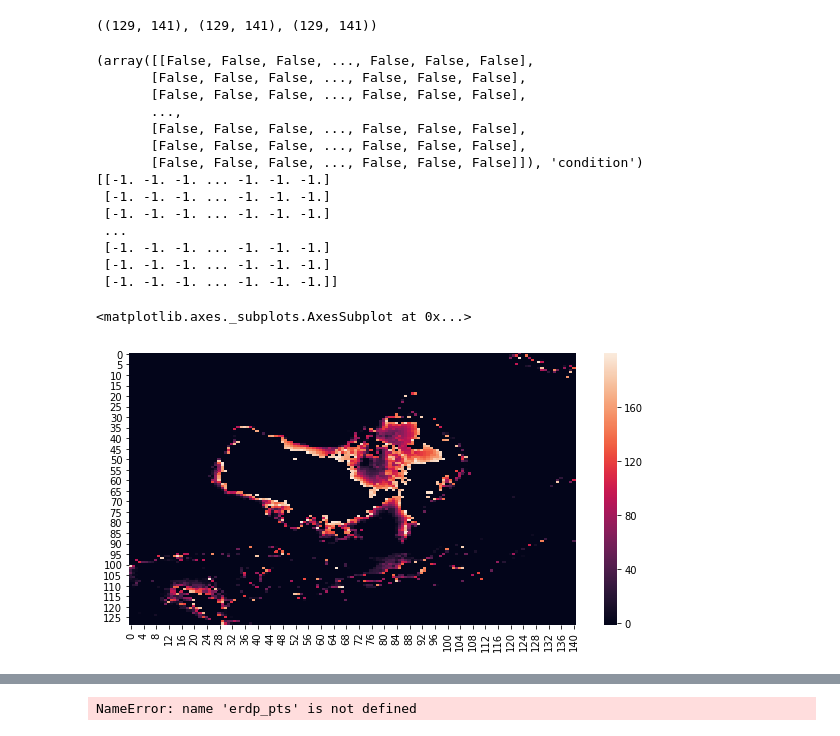
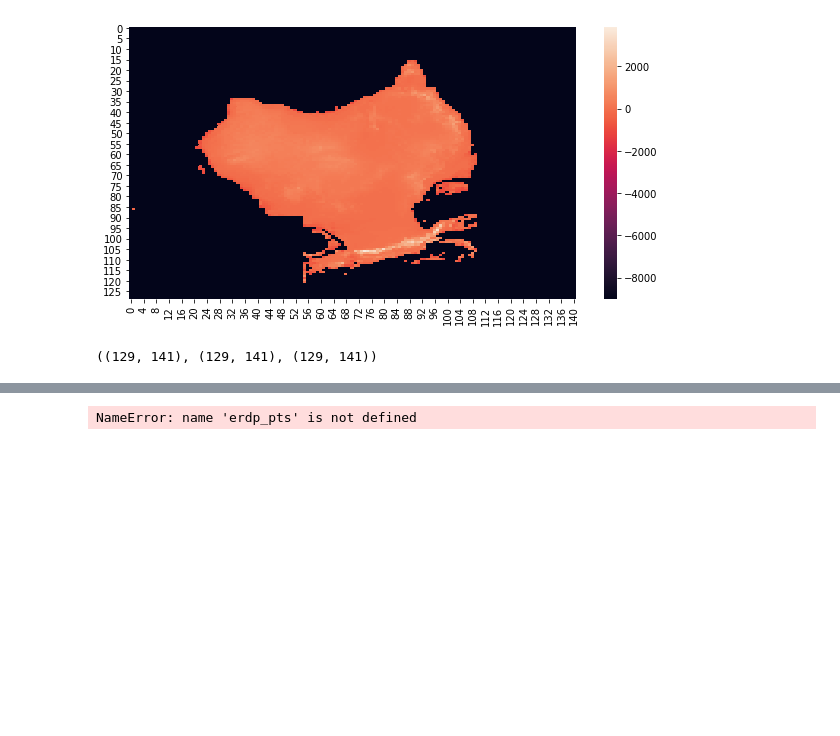
Before and after one commit to natbutter/Bayeslands_continental, a Jupyter notebook: DictAnalysis-Elev.ipynb, the cells around one changed output, grey strips where cells are left out. Saved outputs shown, nothing was run; the diff lists cells and outputs as text; code cells hidden in the pictures; blank space fills up the shorter version.

Commit message:
rmse elev

```diff
--- a/DictAnalysis-Elev.ipynb
+++ b/DictAnalysis-Elev.ipynb
@@ -15,11 +15,16 @@ from scipy import stats
 n_path = 'Examples/australia/xrun_6/realtime_data/'
 o_path = 'Examples/australia/xrun_6/realtime_data/'
 # %%
-elev = np.loadtxt('Examples/australia/data/final_elev.txt')
+elev = np.loadtxt('Examples/australia/data/final_elev_filtered_ocean.txt')
+
+plt.figure(figsize=(10,5))
+sns.heatmap(elev)
 
 old_elev = pickle.load(open("%s0/pred_elev_vec.pkl"%(o_path), "rb" ) )
 
 new_elev = pickle.load(open("%s1/pred_elev_vec.pkl"%(n_path), "rb" ) )
+# %% [output]
+[figure, added]
 # %%
 # # print(elev)
 # plt.figure(figsize=(10,5))
@@ -69,29 +74,3 @@ new_elev = new_elev[0.0]
 print(true_elev.shape, old_elev.shape, new_elev.shape)
 # %% [output]
 ((129, 141), (129, 141), (129, 141))
-# %%
-condition = (true_elev>0) & (true_elev<200)
-print(condition, 'condition')
-
-a = np.where((true_elev>0) & (true_elev<200), true_elev, -1)
-print(a)
-
-plt.figure(figsize=(10,5))
-sns.heatmap(a)
-# %% [output]
-(array([[False, False, False, ..., False, False, False],
-       [False, False, False, ..., False, False, False],
-       [False, False, False, ..., False, False, False],
-       ...,
-       [False, False, False, ..., False, False, False],
-       [False, False, False, ..., False, False, False],
-       [False, False, False, ..., False, False, False]]), 'condition')
-[[-1. -1. -1. ... -1. -1. -1.]
- [-1. -1. -1. ... -1. -1. -1.]
- [-1. -1. -1. ... -1. -1. -1.]
- ...
- [-1. -1. -1. ... -1. -1. -1.]
- [-1. -1. -1. ... -1. -1. -1.]
- [-1. -1. -1. ... -1. -1. -1.]]
-<matplotlib.axes._subplots.AxesSubplot at 0x...>
-[figure, removed]
```
Also changed, not shown: parts of 4 cells of this notebook, 2 other files.
